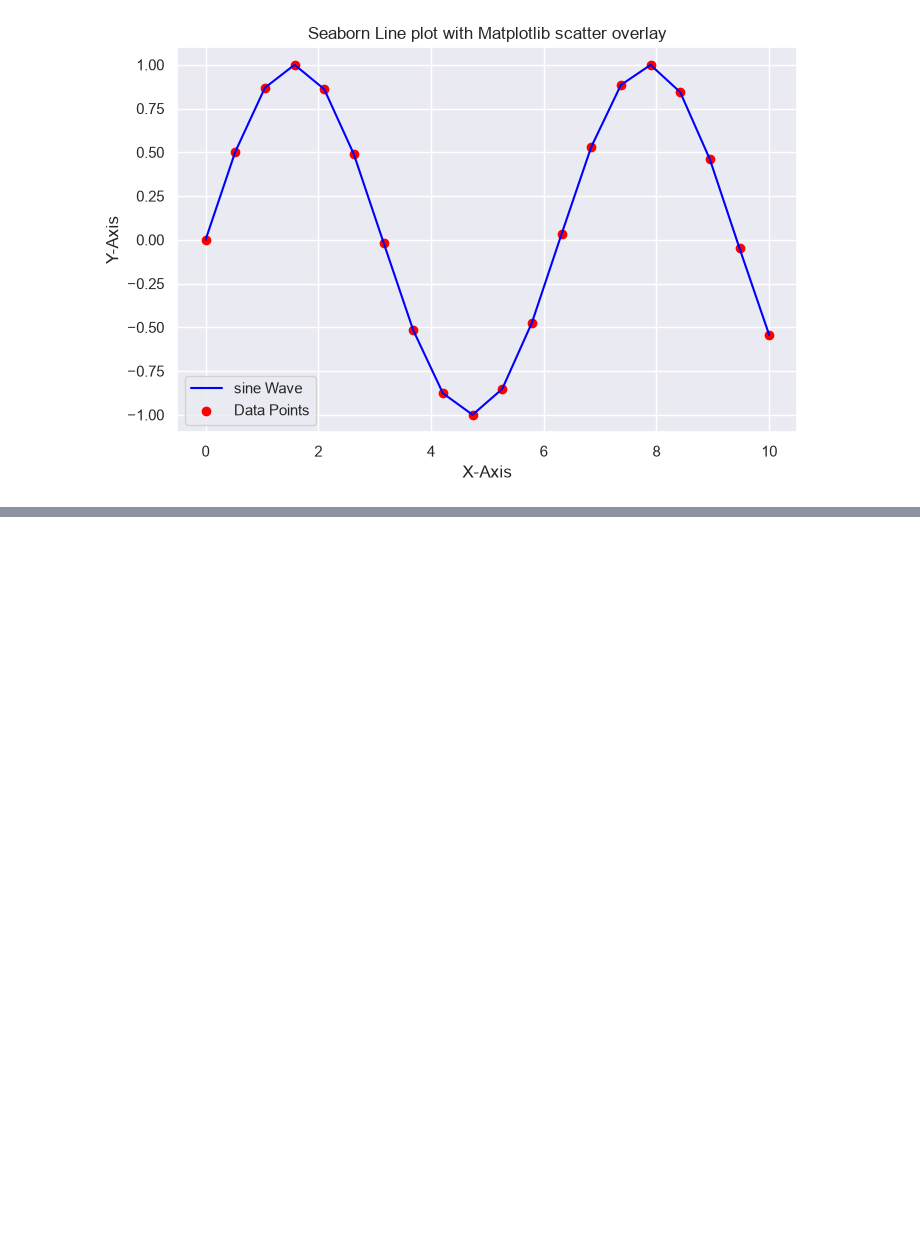
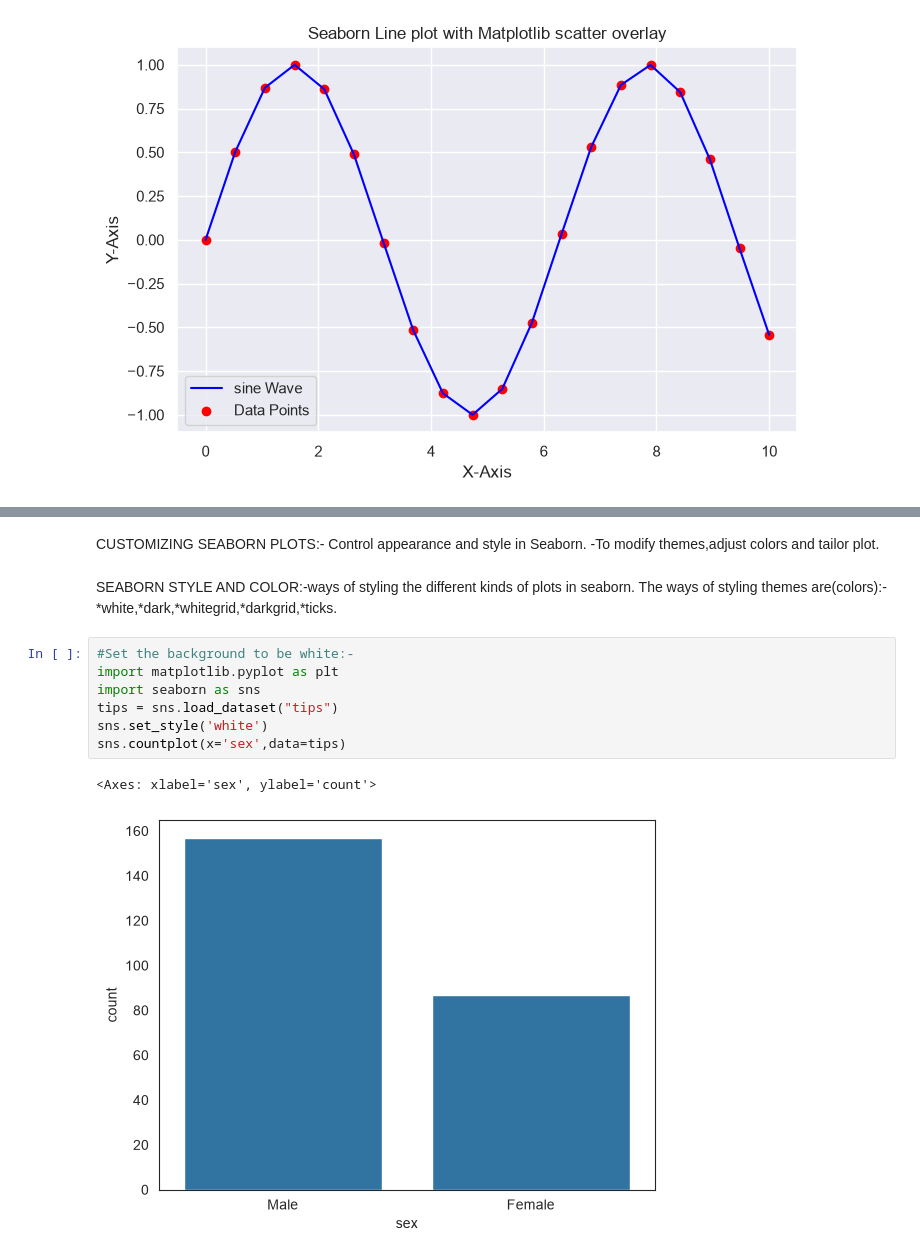
Before and after one commit to Varshith-2603/python-practise, a Jupyter notebook: Python Libraries/Python seaborn.ipynb, the cells around one changed output, grey strips where cells are left out. Cells and saved outputs as stored; diff of their text form; blank space fills up the shorter version.

```diff
--- a/Python Libraries/Python seaborn.ipynb
+++ b/Python Libraries/Python seaborn.ipynb
@@ -198,0 +217,16 @@ plt.show()
+# %% [markdown]
+CUSTOMIZING SEABORN PLOTS:- Control appearance and style in Seaborn.
+-To modify themes,adjust colors and tailor plot.
+# %% [markdown]
+SEABORN STYLE AND COLOR:-ways of styling the different kinds of plots in seaborn.
+The ways of styling themes are(colors):- *white,*dark,*whitegrid,*darkgrid,*ticks.
+# %%
+#Set the background to be white:-
+import matplotlib.pyplot as plt
+import seaborn as sns
+tips = sns.load_dataset("tips")
+sns.set_style('white')
+sns.countplot(x='sex',data=tips)
+# %% [output]
+<Axes: xlabel='sex', ylabel='count'>
+[figure, added]
```
Also changed, not shown: parts of 19 cells of this notebook, 1 other file.
